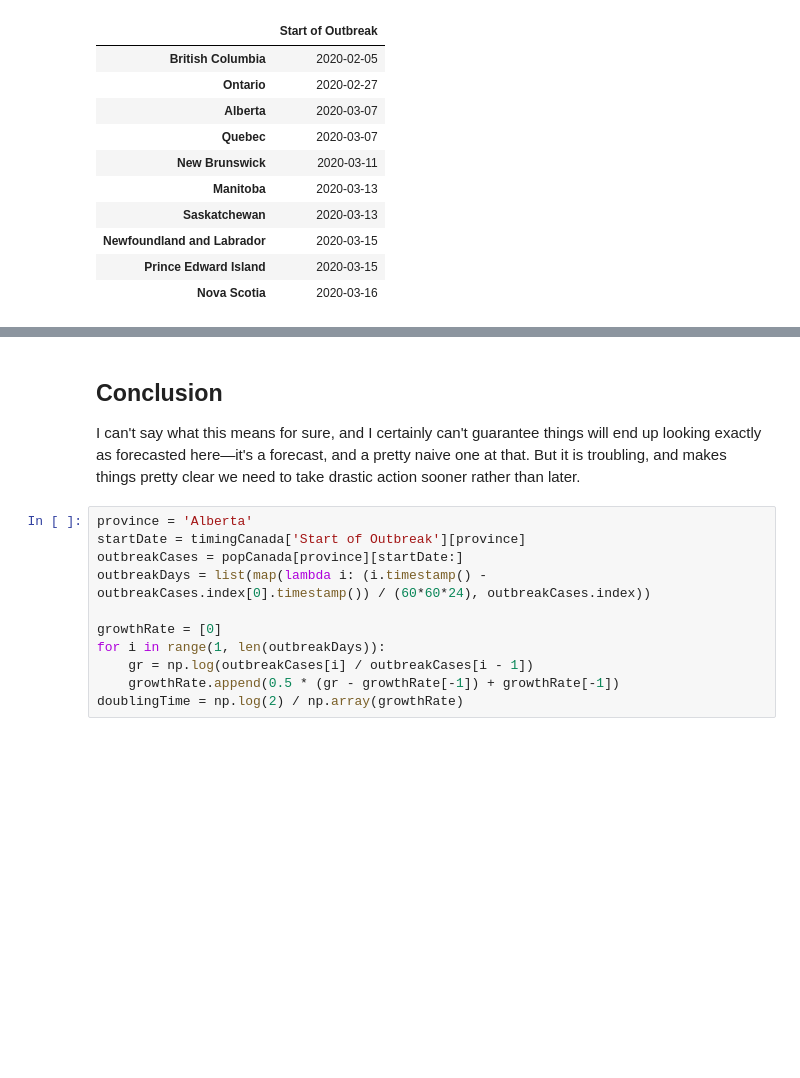
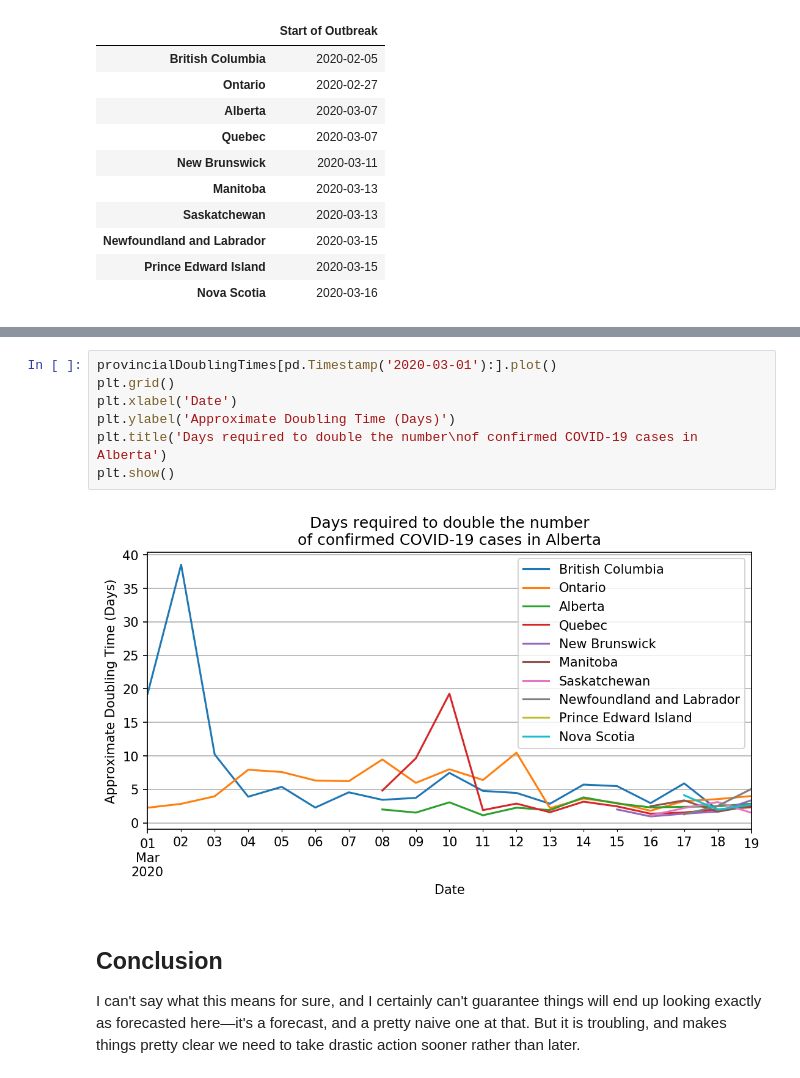
Before and after one commit to hamaluik/covid-19-analysis-canada, a Jupyter notebook: analysis.ipynb, the cells around one changed output, grey strips where cells are left out. Cells and saved outputs as stored; diff of their text form; blank space fills up the shorter version.

```diff
--- a/analysis.ipynb
+++ b/analysis.ipynb
@@ -464,15 +509,13 @@ growthCanada
+# %%
+provincialDoublingTimes[pd.Timestamp('2020-03-01'):].plot()
+plt.grid()
+plt.xlabel('Date')
+plt.ylabel('Approximate Doubling Time (Days)')
+plt.title('Days required to double the number\nof confirmed COVID-19 cases in Alberta')
+plt.show()
+# %% [output]
+[figure, added]
 # %% [markdown]
 ## Conclusion
 
 I can't say what this means for sure, and I certainly can't guarantee things will end up looking exactly as forecasted here—it's a forecast, and a pretty naive one at that. But it is troubling, and makes things pretty clear we need to take drastic action sooner rather than later.
-# %%
-province = 'Alberta'
-startDate = timingCanada['Start of Outbreak'][province]
-outbreakCases = popCanada[province][startDate:]
-outbreakDays = list(map(lambda i: (i.timestamp() - outbreakCases.index[0].timestamp()) / (60*60*24), outbreakCases.index))
-
-growthRate = [0]
-for i in range(1, len(outbreakDays)):
-    gr = np.log(outbreakCases[i] / outbreakCases[i - 1])
-    growthRate.append(0.5 * (gr - growthRate[-1]) + growthRate[-1])
-doublingTime = np.log(2) / np.array(growthRate)
```
Also changed, not shown: parts of 23 cells of this notebook, 2 other files.
